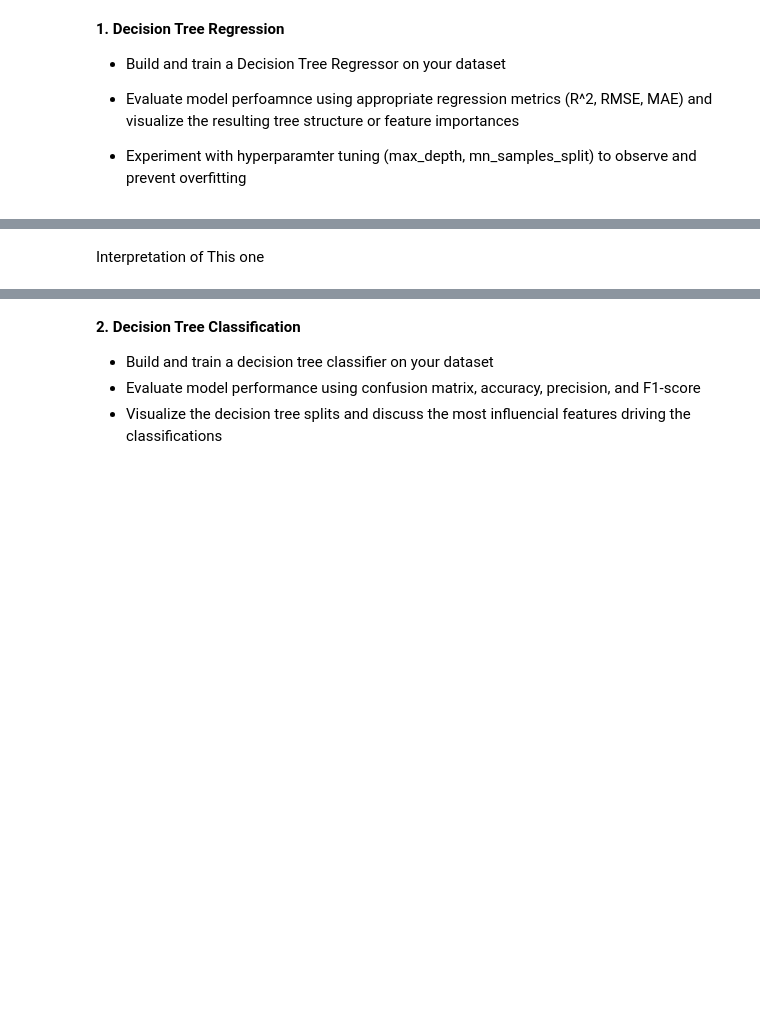
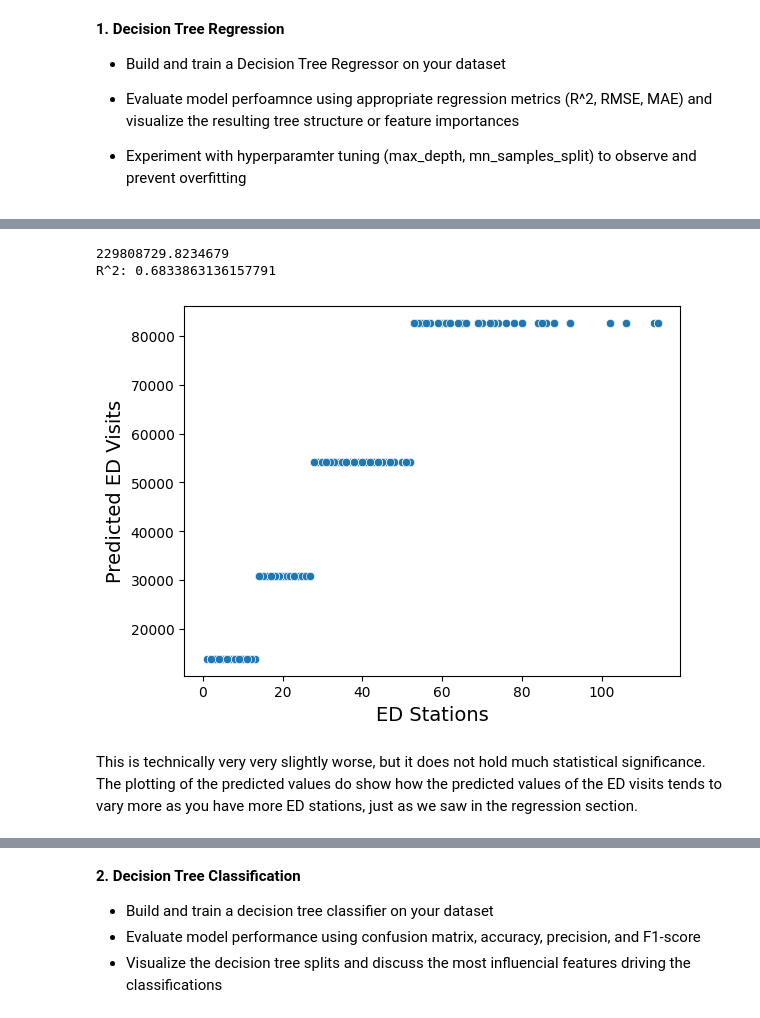
Before and after one commit to tovarrog24/Emergency-Department-Volume-and-Capacity, a Jupyter notebook: trees.ipynb, the cells around one changed output, grey strips where cells are left out. Drawn from its saved outputs; the diff is of its cells as text; code cells hidden in the pictures; blank space fills up the shorter version.

```diff
--- a/trees.ipynb
+++ b/trees.ipynb
@@ -38,2 +75,18 @@ Shape: (756, 19)
-# %% [markdown]
-Interpretation of This one
+# %%
+# Plot observed vs. predictions
+p = sns.scatterplot(data=data, x="EDStations", y="pred")
+p.set_xlabel("ED Stations", fontsize=14)
+p.set_ylabel("Predicted ED Visits", fontsize=14)
+
+# Calculate MSE
+print(metrics.mean_squared_error(data["pred"], y))
+
+#Calculate the Coefficient of Determination
+r_squared = regtreeModel.score(X, y)
+print("R^2:", r_squared)
+# %% [output]
+229808729.8234679
+R^2: 0.6833863136157791
+[figure, added]
+# %% [markdown]
+This is technically very very slightly worse, but it does not hold much statistical significance. The plotting of the predicted values do show how the predicted values of the ED visits tends to vary more as you have more ED stations, just as we saw in the regression section.
```
Also changed, not shown: parts of 19 cells of this notebook.
